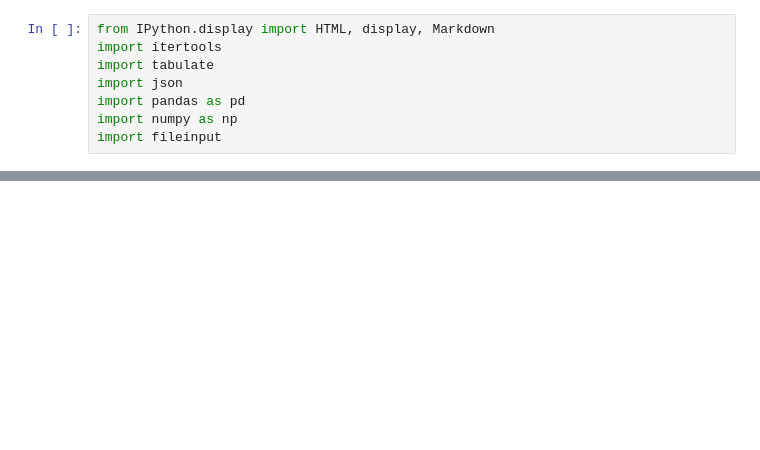
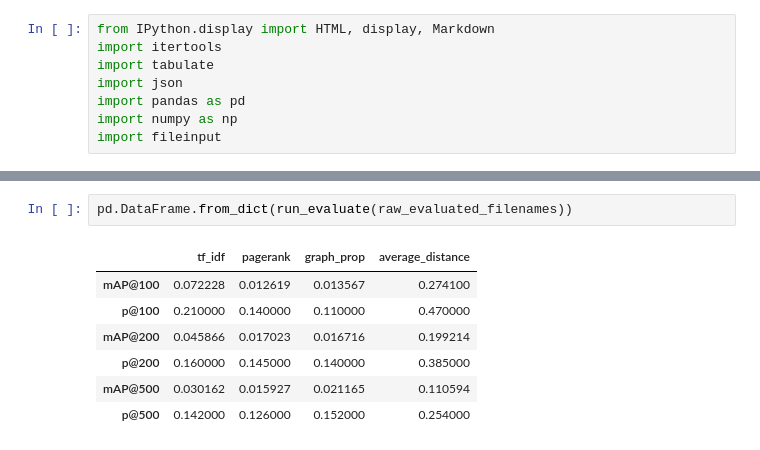
Before and after one commit to yuq-1s/Concept-Acquisition-Pipeline, a Jupyter notebook: print_evaluation.ipynb, the cells around one changed output, grey strips where cells are left out. Cells and saved outputs as stored; diff of their text form; blank space fills up the shorter version.

```diff
--- a/print_evaluation.ipynb
+++ b/print_evaluation.ipynb
@@ -61,0 +74,10 @@ pandas_df_to_markdown_table(pd.DataFrame(pdp))
+# %%
+pd.DataFrame.from_dict(run_evaluate(raw_evaluated_filenames))
+# %% [output]
+|  | tf_idf | pagerank | graph_prop | average_distance |
+| mAP@100 | 0.072228 | 0.012619 | 0.013567 | 0.274100 |
+| p@100 | 0.210000 | 0.140000 | 0.110000 | 0.470000 |
+| mAP@200 | 0.045866 | 0.017023 | 0.016716 | 0.199214 |
+| p@200 | 0.160000 | 0.145000 | 0.140000 | 0.385000 |
+| mAP@500 | 0.030162 | 0.015927 | 0.021165 | 0.110594 |
+| p@500 | 0.142000 | 0.126000 | 0.152000 | 0.254000 |
```
Also changed, not shown: parts of 17 cells of this notebook, 14 other files.
